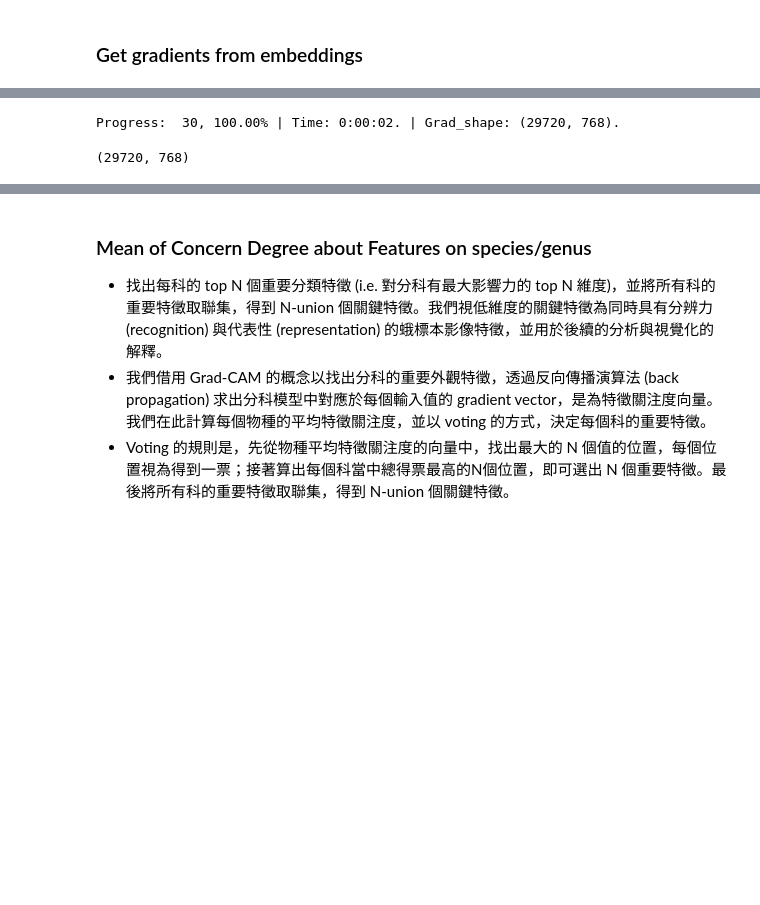
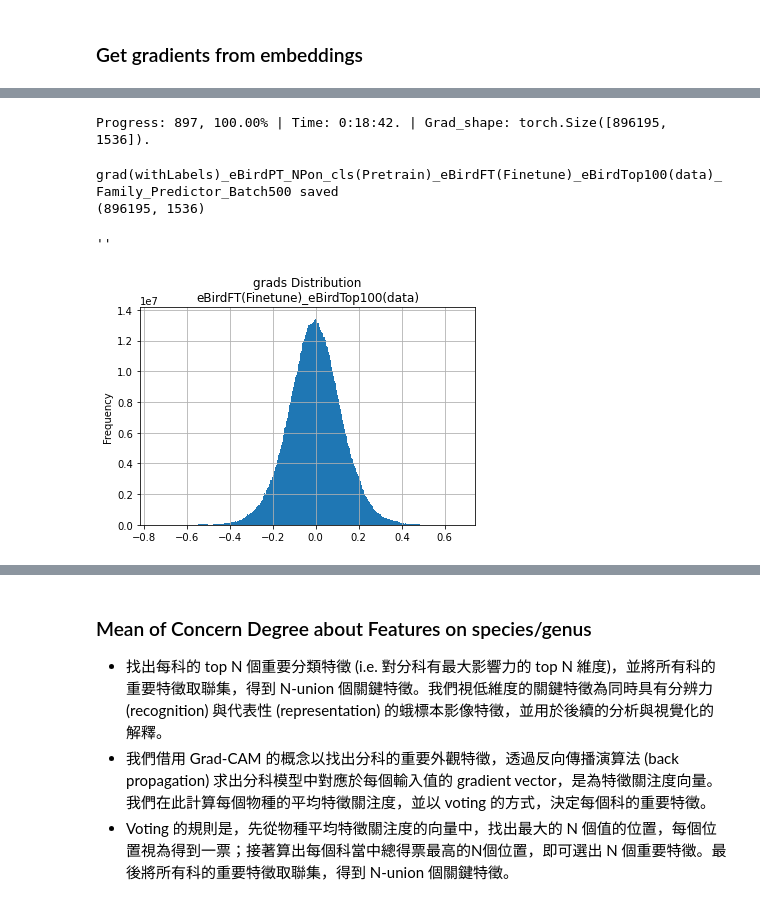
Before and after one commit to YunghuiHsu/ebird_project, a Jupyter notebook: mae/findKeyFeatures.ipynb, the cells around one changed output, grey strips where cells are left out. Drawn from its saved outputs; the diff is of its cells as text; code cells hidden in the pictures; blank space fills up the shorter version.

```diff
--- a/mae/findKeyFeatures.ipynb
+++ b/mae/findKeyFeatures.ipynb
@@ -230,41 +349,50 @@ data_src = 'pool'
 # %%
-# %%time
+# # %%time
+# s = 0
+# slice_ = 1000
+# # e = s + interval
+# n_iter = int(np.ceil(embeddings_stacked[mask_label_positive].shape[0] / slice_))
 
-embeddings, labels = embeddings_pool, labels_pool
+# labels_pred = []
+# start_time = time.time()
+# for i in range(n_iter):
+#     grads_, labels_ = get_grad(embeddings_stacked[mask_label_positive][s : s + slice_],
+#                                model,
+#                                labels=labels[s : s + slice_],
+#                                n_classes=n_classes
+#                               )
 
-s = 0
-slice
-_ = 1000
-# e = s + interval
-n_iter = int(np.ceil(embeddings.shape[0] / slice_))
+#     grads = grads_ if i==0 else torch.concat([grads, grads_])
+#     labels_pred += list(labels_)
+#     s += slice_
 
-labels_pred = []
-start_time = time.time()
-for i in range(n_iter):
-    grads_, labels_ = get_grad(embeddings[s : s + slice_],
-                               classifier,
-                               labels=labels[s : s + slice_],
-                               num_classes=num_classes
-                              )
-
-    grads = grads_ if i==0 else np.concatenate([grads, grads_])
-    labels_pred += labels_
-    s += interval
-
-    passing_time = str(datetime.timedelta(seconds=int(time.time() - start_time )))
-    info = f'Progress:{i+1:4,d}, {100*(i+1)/n_iter:6.2f}% '
-    info += f'| Time: {passing_time}. | Grad_shape: {grads.shape}.'
-    print(info, end='\r')
-    # break
+#     passing_time = str(datetime.timedelta(seconds=int(time.time() - start_time )))
+#     info = f'Progress:{i+1:4,d}, {100*(i+1)/n_iter:6.2f}% '
+#     info += f'| Time: {passing_time}. | Grad_shape: {grads.shape}.'
+#     print(info, end='\r')
+#     # break
 # %% [output]
-Progress:  30, 100.00% | Time: 0:00:02. | Grad_shape: (29720, 768).
+Progress: 897, 100.00% | Time: 0:18:42. | Grad_shape: torch.Size([896195, 1536]).
 # %%
-file_grad = f'grad(withLabels)_eBirdPT_NP{norm_pixel}_{token}(Pretrain)_{encoder_version}(Finetune)_{data_src}(data)'
+file_grad = f'grad(withLabels)_eBirdPT_NP{norm_pixel}_{token}(Pretrain)_{encoder_version}(Finetune)_{data_src}(data)_{model_name}'
 
-# np.savez_compressed(path_embeddings/f'{file_grad}.npz', gradients=grads)
+# np.savez_compressed(path_embeddings/f'{file_grad}.npz', gradients=grads.cpu().numpy())
 # print(f'{file_grad} saved')
 
 grads = np.load(path_embeddings/f'{file_grad}.npz')['gradients']
 print(grads.shape)
 # %% [output]
-(29720, 768)
+grad(withLabels)_eBirdPT_NPon_cls(Pretrain)_eBirdFT(Finetune)_eBirdTop100(data)_Family_Predictor_Batch500 saved
+(896195, 1536)
+# %%
+fig, ax = plt.subplots(figsize =(6,4) )
+ax.hist(grads.reshape(-1,1), bins=500)
+title = f'grads Distribution\n{encoder_version}(Finetune)_{data_src}(data)'
+
+ax.grid(True)
+# ax.set_yscale('log')
+ax.set(title=title,  ylabel='Frequency')
+;
+# %% [output]
+''
+[figure, added]
```
Also changed, not shown: parts of 68 cells of this notebook, 1 other file.
